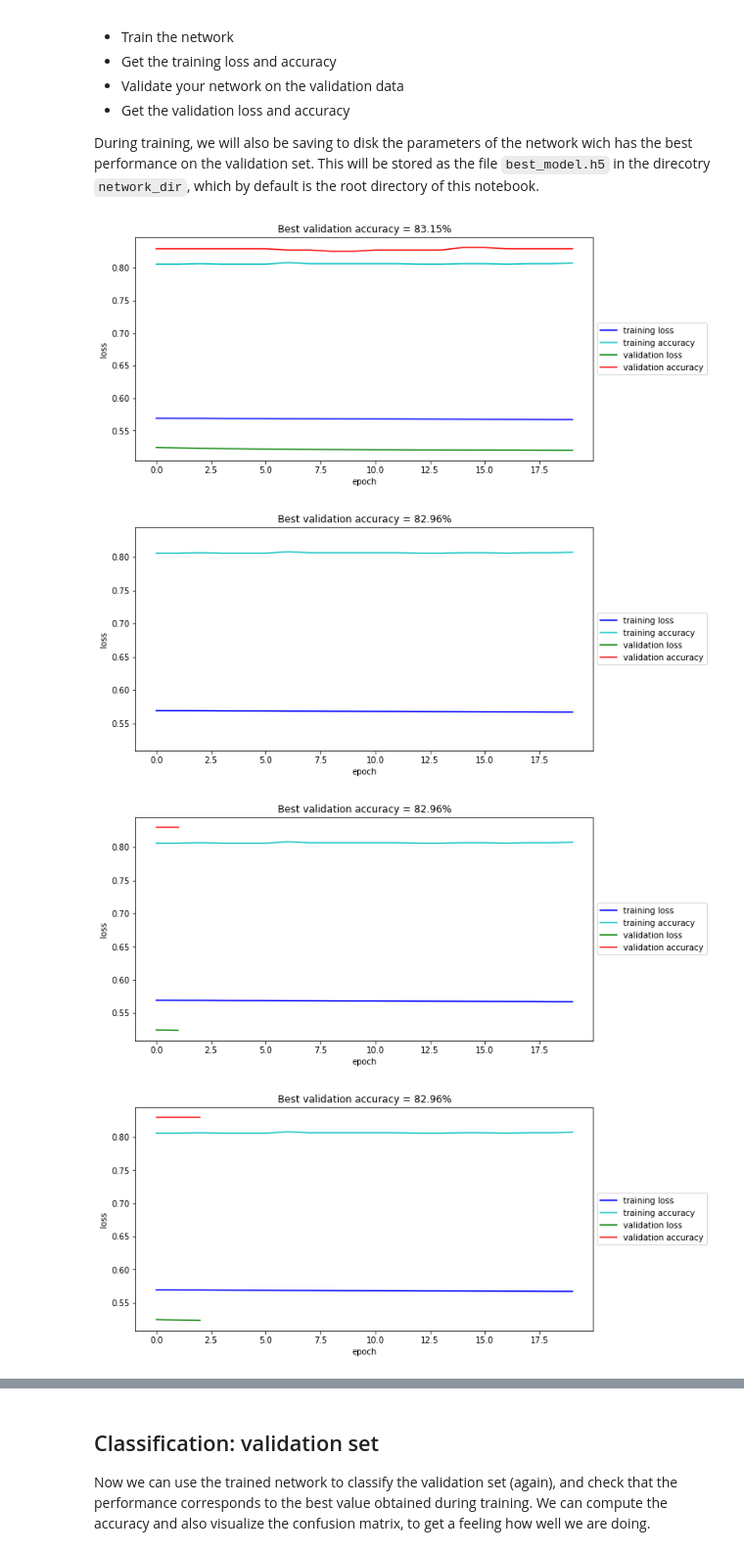
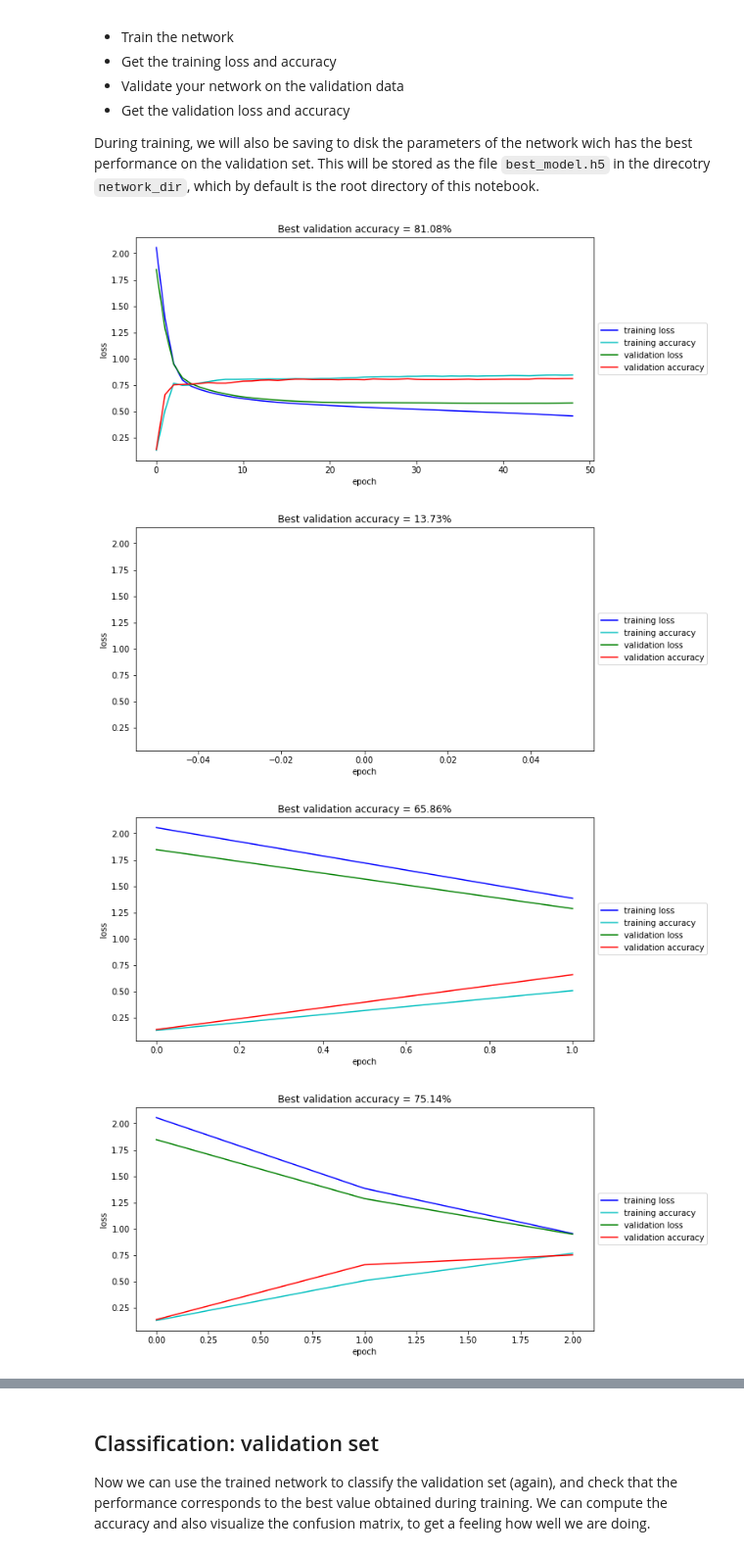
Before and after one commit to ankurankan/medical_imaging, a Jupyter notebook: assignment_4/assignment_4.ipynb, the cells around one changed output, grey strips where cells are left out. Shown at 98% size. Cells and saved outputs as stored; diff of their text form; code cells hidden in the pictures.

```diff
--- a/assignment_4/assignment_4.ipynb
+++ b/assignment_4/assignment_4.ipynb
@@ -287,6 +279,8 @@ The function should derive the amount of samples it should take for the validati
 # %%
 # function to split training set into training and validation subsets
 from collections import Counter
+
+
 def split_training_validation_datasets(x, y, val_percentage=0.3, val_balanced=True):
     """
     Derive a training and a validation datasets from a given dataset with
@@ -300,6 +294,7 @@ def split_training_validation_datasets(x, y, val_percentage=0.3, val_balanced=Tr
 
     # make array of indexes of all samples [0, ..., n_samples -1]
     idxs = np.array(range(n_samples))
+
     # initialize (empty) lists of samples that will be part of training and validation sets
     tra_idxs = []
     val_idxs = []
@@ -312,20 +307,19 @@ def split_training_validation_datasets(x, y, val_percentage=0.3, val_balanced=Tr
     # print(idxs[y[idxs] == 1.0]) # indixes of samples with label 1
 
     c = Counter(y)
+
+
+    # Shuffle before selecting
     if val_balanced:
         # Sample an equal amount of samples for each class from the dataset
         for label in c:
-            val_size = round(c[label] * 0.3) - 1
-            v = idxs[y[idxs] == label][:val_size]
-            t = idxs[y[idxs] == label][val_size:]
+            val_size = round(c[label] * 0.3)
+            v, t = np.split(np.random.permutation(idxs[y[idxs] == label]), [val_size])
             val_idxs.extend(v)
             tra_idxs.extend(t)
     else:
-        val_size = round(n_samples * 0.3) - 1
-        # np.random.shuffle(idxs)
-        val_idxs = idxs[:val_size]
-        tra_idxs = idxs[val_size:]
-
+        val_size = round(n_samples * 0.3)
+        val_idxs, tra_idxs = np.split(np.random.permutation(idxs), [val_size])
 
     # print number of samples in training and validation sets
     print('validation samples = {}'.format(len(val_idxs)))
@@ -364,7 +358,7 @@ training samples   = 1261
 # %% [markdown]
 **Shuffle your training set!** This is necessary when we want to train a neural network using stochastic (mini-batch) gradient descent.
 # %%
-list(range(x_train.shape[0]))
+indx=list(range(x_train.shape[0]))
 np.random.shuffle(indx)
 x_train = x_train[indx]
 y_train = y_train[indx]
@@ -554,7 +548,7 @@ In the end, you need to compile your network with your settings.
 from keras import losses
 from keras import optimizers
 
-loss = losses.categorical_crossentropy # define the (string) loss function, use categorical cross-entropy
+loss = "categorical_crossentropy" # define the (string) loss function, use categorical cross-entropy
 learning_rate = 0.01 # pick a value for your learning rate
 sgd = optimizers.SGD(lr=learning_rate) # define Stochastic Gradient Descent as the keras optimizer, which takes the learning rate as input parameter
 metrics = ['accuracy'] # define (Python) list of metrics
@@ -619,8 +613,8 @@ During training, we will also be saving to disk the parameters of the network wi
 # %%
 ### Replace None with your code ###
 
-n_epoch = 20  # define
-batch_size = 128  # define
+n_epoch = 50  # define
+batch_size = 64  # define
 network_filepath = os.path.join(network_dir, 'best_model.h5')
 
 # lists where we will be storing values during training, for visualization purposes
@@ -633,19 +627,19 @@ val_accs = [] # list for validation accuracy
 # therefore, we store the best validation accuracy, and save the parameters to disk
 best_validation_accuracy = 0 # best validation accuracy
 
-for epoch in range(n_epoch):
+for epoch in range(1, n_epoch):
     st = time.time()
 
     # Train your network
-    results = network.fit(x_train, y_train_one_hot, epochs=n_epoch, batch_size=batch_size)
+    results = network.fit(x_train, y_train_one_hot, epochs=epoch, batch_size=batch_size)
 
     # Get training loss and accuracy
     training_loss = results.history['loss']
     training_accuracy = results.history['acc']
 
     # Add to list
-    tra_losses.append(training_loss)  # !!! Maybe extend instead of append? we got [[]] arra and it cannot be plotted
-    tra_accs.append(training_accuracy)
+    tra_losses.append(training_loss[-1])  # !!! Maybe extend instead of append? we got [[]] arra and it cannot be plotted
+    tra_accs.append(training_accuracy[-1])
 
     # Evaluate performance (loss and accuracy) on validation set
     scores = network.evaluate(x_validation, y_validation_one_hot, batch_size=batch_size)
@@ -658,36 +652,36 @@ for epoch in range(n_epoch):
 
     # (Possibly) update best validation accuracy and save the network
     if validation_accuracy > best_validation_accuracy:
         best_validation_accuracy = validation_accuracy
         network.save(network_filepath)
 
     # !!!!!!!!!!!!!!
     # Below when ploting I replaced tra_losses with tra_losses[0] and tra_accs with tra_accs[0]
     # I don't know if it is correct but otherwise it didn't plot anything
     # print('tra_losses', tra_losses[0])
     # print('tra_accs', tra_accs[0])
     # print('val_losses', val_losses)
     # print('val_accs', val_accs)
     # !!!!!!!!!!!!!!
 
 
     # Visualization of the learning curves
     fig = plt.figure(figsize=(10, 5))
-    tra_loss_plt, = plt.plot(range(len(tra_losses[0])), tra_losses[0], 'b')
-    tra_accs_plt, = plt.plot(range(len(tra_accs[0])), tra_accs[0], 'c')
+    tra_loss_plt, = plt.plot(range(len(tra_losses)), tra_losses, 'b')
+    tra_accs_plt, = plt.plot(range(len(tra_accs)), tra_accs, 'c')
     val_loss_plt, = plt.plot(range(len(val_losses)), val_losses, 'g')
     val_acc_plt, = plt.plot(range(len(val_accs)), val_accs, 'r')
     plt.xlabel('epoch')
     plt.ylabel('loss')
     plt.legend([tra_loss_plt, tra_accs_plt, val_loss_plt, val_acc_plt],
               ['training loss', 'training accuracy', 'validation loss', 'validation accuracy'],
               loc='center left', bbox_to_anchor=(1, 0.5))
     plt.title('Best validation accuracy = {:.2f}%'.format(100. * best_validation_accuracy))
     display.clear_output(wait=True)
     display.display(plt.gcf())
     time.sleep(.2)
 # %% [output]
-[figure, old version]
+[figure, new version]
-[figure, old version]
+[figure, new version]
-[figure, old version]
+[figure, new version]
-[figure, old version]
+[figure, new version]
```
Also changed, not shown: parts of 17 cells of this notebook.
